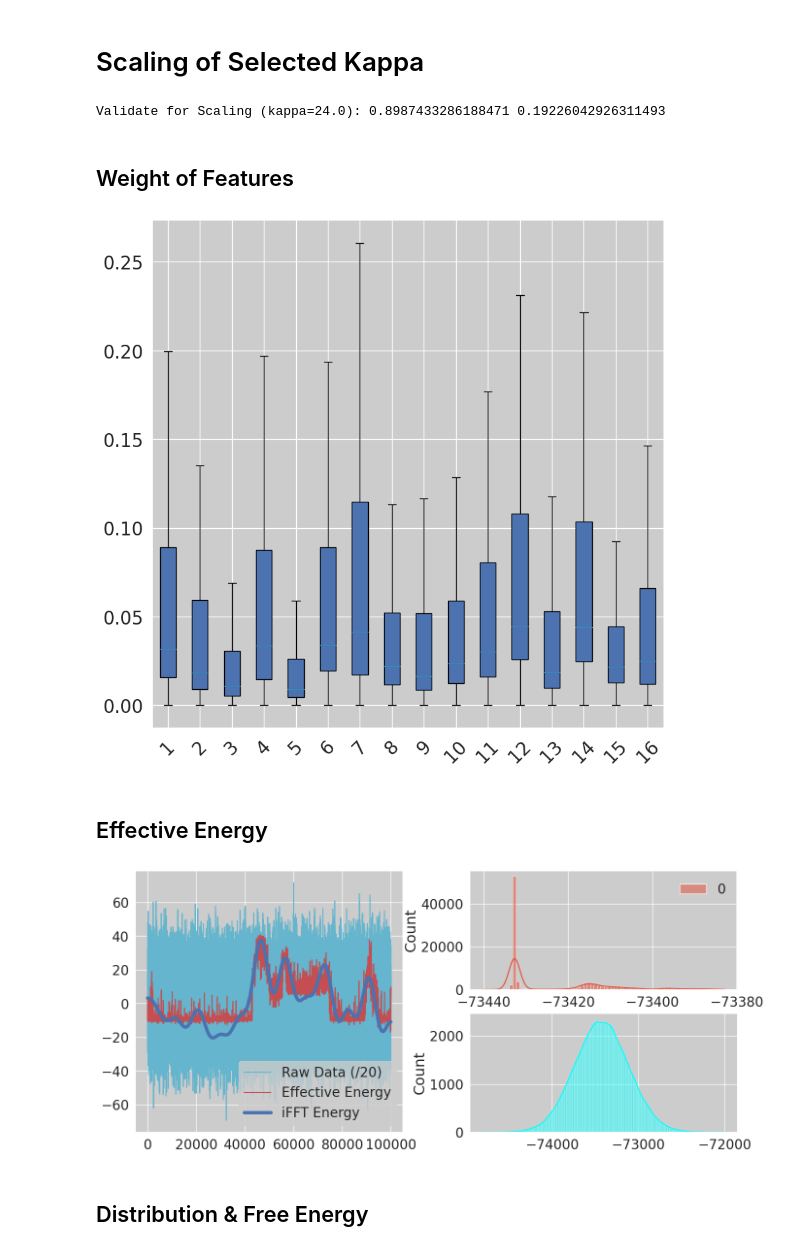
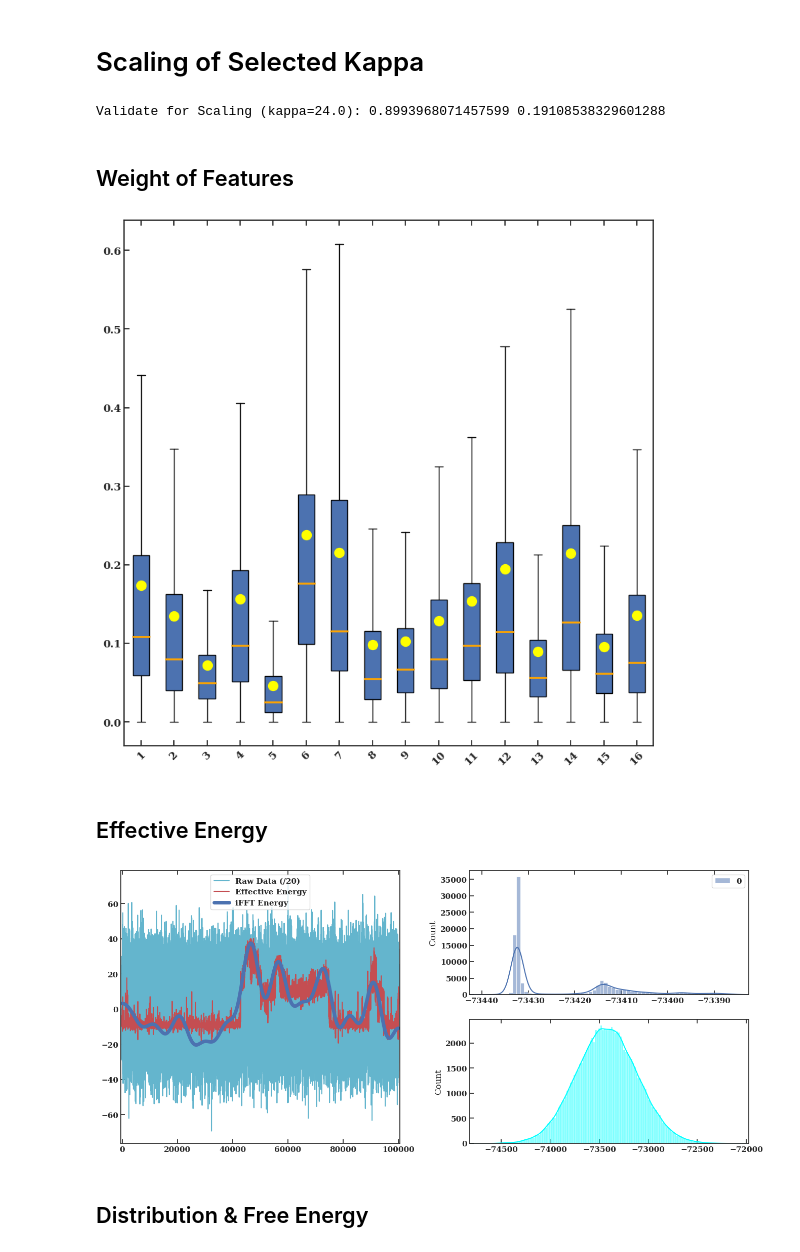
Before and after one commit to ghzuo/EscalKNM, a Jupyter notebook: notebook/EscalNet/EscalNet-soloTraj.ipynb, the cells around one changed output. Saved outputs shown, nothing was run; the diff lists cells and outputs as text; code cells hidden in the pictures.

```diff
--- a/notebook/EscalNet/EscalNet-soloTraj.ipynb
+++ b/notebook/EscalNet/EscalNet-soloTraj.ipynb
@@ -14,7 +14,7 @@ from cycler import cycler
 import seaborn as sns
 
 # for plot by matplotlib
-sns.set(font="DejaVu Sans", font_scale=1.8,
+sns.set(font="Serif", font_scale=2.0,
         rc={'figure.figsize': (10, 10),
             'lines.markersize': 15,
             "animation.embed_limit": 100})
@@ -60,10 +60,5 @@ warnings.filterwarnings('ignore')
 # import the Escal Tools
 import os, sys
 sys.path.append(os.path.expanduser("../../toolkits"))
-import basicTools as bt
-import Etranform as et
-from Etranform import Efft as et
-from mapTools import encoder as mt
-from importlib import reload
 # %% [output]
 Intel(R) Extension for Scikit-learn* enabled (https://github.com/intel/scikit-learn-intelex)
@@ -175,7 +176,7 @@ efft = et(Xx, E0, base=False)
 # %%
 # set the network
 nInput = X0.shape[1]
-net = mt.MLP3L(nInput, nHidden=16, nFeature=16)
+net = mt.MLP3L(nInput, nHidden=16)
 #net = mt.LR(nInput)
 #net = nn.Sequential(OrderedDict([('features',nn.Linear(nInput, 1))]))
 print(net)
@@ -239,27 +238,26 @@ Text(28.7, 0.8547302653403833, '#24 (11.5 MHz)\nQMC = 0.90')
 kappa = qmc['KappaMax']
 rescl = xmap.scale(kappa, n_epochs=20)
 # %% [output]
-Validate for Scaling (kappa=24.0): 0.8987433286188471 0.19226042926311493
+Validate for Scaling (kappa=24.0): 0.8993968071457599 0.19108538329601288
 # %% [markdown]
 ## Weight of Features
 # %%
-#fig = plt.figure(figsize=(10,5))
 if net.__name__ == "LR":
     bt.plot.coefplot(bt.feature.dihCombind(rescl['A']) if feature == "dih" else rescl['A'])
 else:
     sal = xmap.get_saliency()
     if feature == 'dih':
-        sal = bt.feature.dihCombind2D(sal)
+        sal = bt.feature.dihCombind(sal)
     bt.plot.saliplot(sal.T)
 # %% [output]
-[figure, old version]
+[figure, new version]
 # %% [markdown]
 ## Effective Energy
 # %%
 ## plot the effective energy
 bt.plot.efplot(E0, efft.Ef(kappa), rescl['Ee'])
 # %% [output]
-[figure, old version]
+[figure, new version]
 # %% [markdown]
 ## Distribution & Free Energy
 # %%
```
Also changed, not shown: parts of 24 cells of this notebook, 3 other files.
